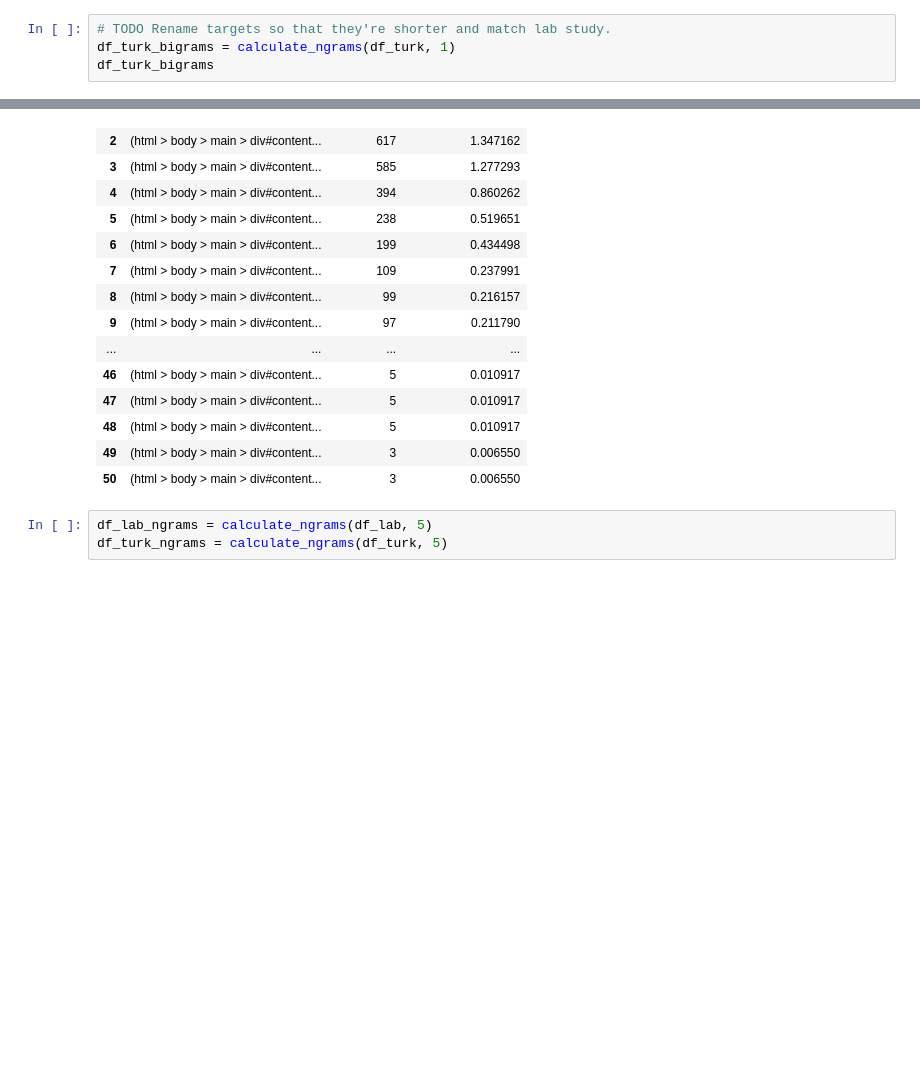
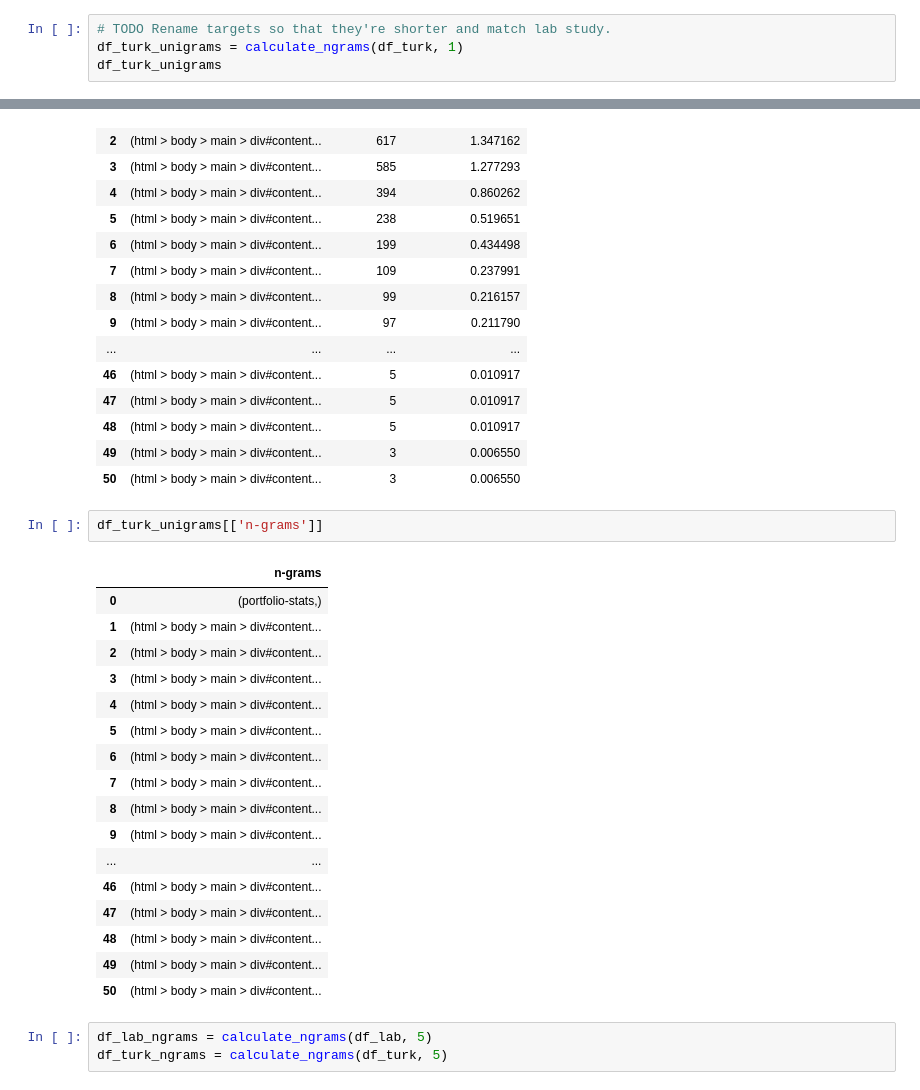
Before and after one commit to DJSaunders1997/Masters-Project, a Jupyter notebook: Work-Overview.ipynb, the cells around one changed output, grey strips where cells are left out. Saved outputs shown, nothing was run; the diff lists cells and outputs as text; blank space fills up the shorter version.

```diff
--- a/Work-Overview.ipynb
+++ b/Work-Overview.ipynb
@@ -589,8 +589,8 @@ df_lab_bigrams
 | 10 | (saved-port-1,) | 3 | 0.166667 |
 # %%
 # TODO Rename targets so that they're shorter and match lab study.
-df_turk_bigrams = calculate_ngrams(df_turk, 1)
-df_turk_bigrams
+df_turk_unigrams = calculate_ngrams(df_turk, 1)
+df_turk_unigrams
 # %% [output]
 |  | n-grams | Frequency | Relative Frequency |
 | 0 | (portfolio-stats,) | 774 | 1.689956 |
@@ -609,6 +609,26 @@ df_turk_bigrams
 | 48 | (html > body > main > div#content... | 5 | 0.010917 |
 | 49 | (html > body > main > div#content... | 3 | 0.006550 |
 | 50 | (html > body > main > div#content... | 3 | 0.006550 |
+# %%
+df_turk_unigrams[['n-grams']]
+# %% [output]
+|  | n-grams |
+| 0 | (portfolio-stats,) |
+| 1 | (html > body > main > div#content... |
+| 2 | (html > body > main > div#content... |
+| 3 | (html > body > main > div#content... |
+| 4 | (html > body > main > div#content... |
+| 5 | (html > body > main > div#content... |
+| 6 | (html > body > main > div#content... |
+| 7 | (html > body > main > div#content... |
+| 8 | (html > body > main > div#content... |
+| 9 | (html > body > main > div#content... |
+| ... | ... |
+| 46 | (html > body > main > div#content... |
+| 47 | (html > body > main > div#content... |
+| 48 | (html > body > main > div#content... |
+| 49 | (html > body > main > div#content... |
+| 50 | (html > body > main > div#content... |
 # %%
 df_lab_ngrams = calculate_ngrams(df_lab, 5)
 df_turk_ngrams = calculate_ngrams(df_turk, 5)
```
Also changed, not shown: parts of 4 cells of this notebook.
